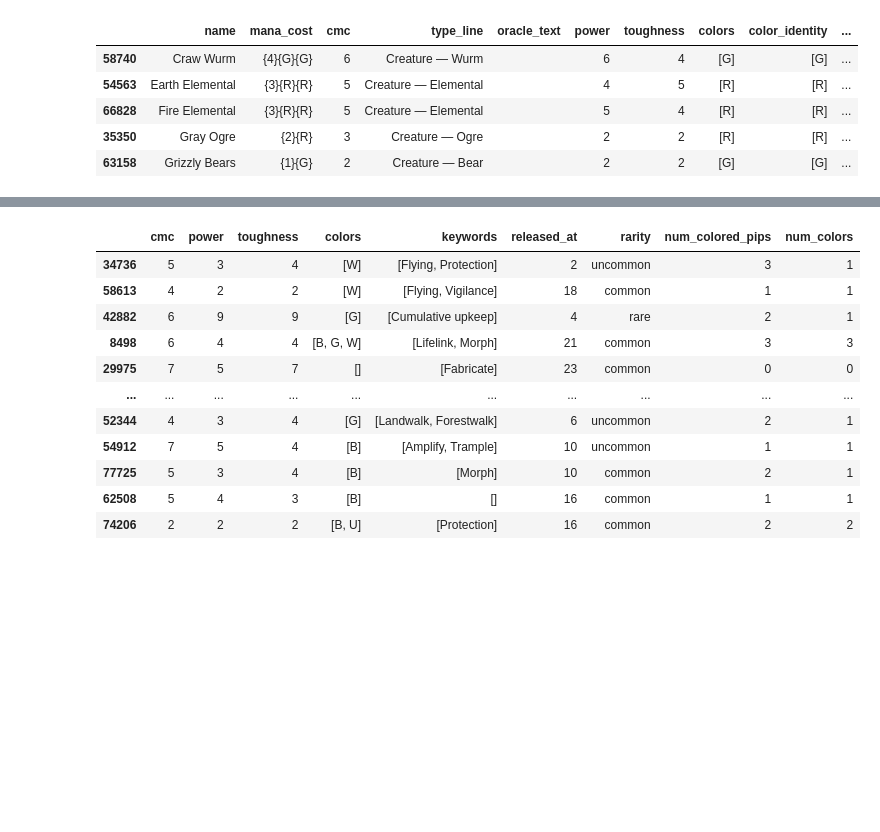
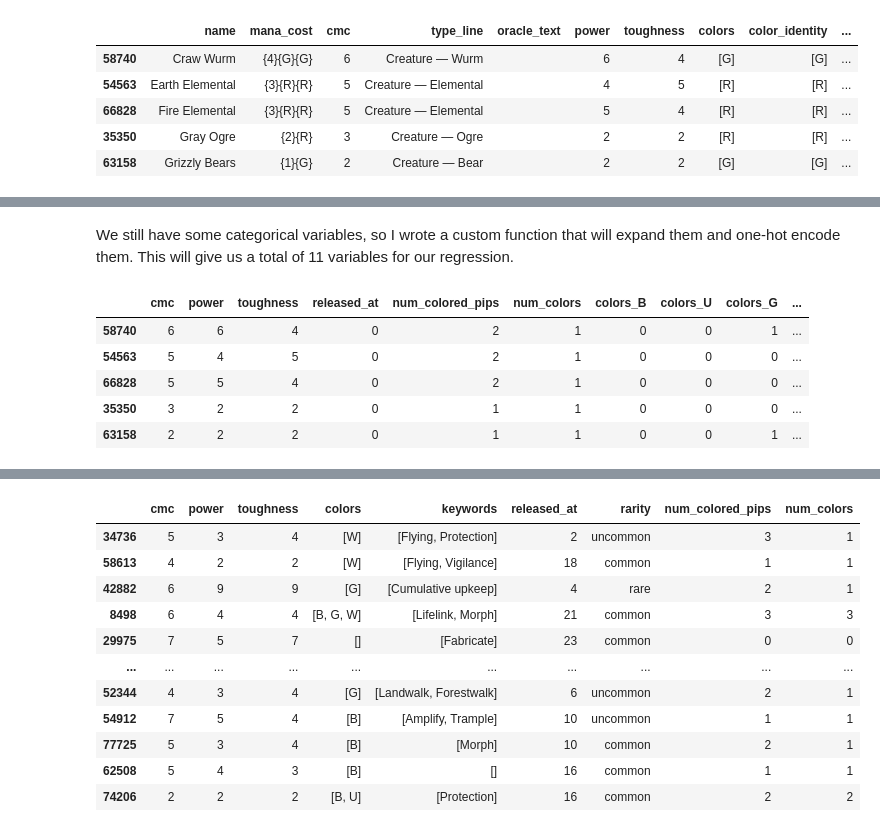
Before and after one commit to Innoviox/mtg-analyzer, a Jupyter notebook: mtganalyzer.ipynb, the cells around one changed output, grey strips where cells are left out. Saved outputs shown, nothing was run; the diff lists cells and outputs as text; code cells hidden in the pictures; blank space fills up the shorter version.

```diff
--- a/mtganalyzer.ipynb
+++ b/mtganalyzer.ipynb
@@ -194,14 +144,0 @@ data_df.head()
-# %%
-def dummy_list(data_df, one_hot_df, column):
-    x = set(data_df.explode(column)[column].values)
-    if np.nan in x:
-        x.remove(np.nan)
-
-    for i in x:
-        one_hot_df[f'{column}_{i}'] = data_df[column].apply(lambda j: j.count(i))
-
-one_hot_df = data_df.drop(columns=['colors', 'rarity'])
-dummy_list(data_df, one_hot_df, 'colors')
-dummy_list(data_df, one_hot_df, 'rarity')
-one_hot_df = one_hot_df.drop(columns=['rarity_common']) # only need rarity columns for higher rarities
-one_hot_df.head()
@@ -239,0 +194,23 @@ Intercept: 0.6438806624038014
+# %% [markdown]
+We still have some categorical variables, so I wrote a custom function that will expand them and one-hot encode them. This will give us a total of 11 variables for our regression.
+# %%
+def dummy_list(data_df, one_hot_df, column):
+    x = set(data_df.explode(column)[column].values)
+    if np.nan in x:
+        x.remove(np.nan)
+
+    for i in x:
+        one_hot_df[f'{column}_{i}'] = data_df[column].apply(lambda j: j.count(i))
+
+one_hot_df = data_df.drop(columns=['colors', 'rarity'])
+dummy_list(data_df, one_hot_df, 'colors')
+dummy_list(data_df, one_hot_df, 'rarity')
+one_hot_df = one_hot_df.drop(columns=['rarity_common', 'colors_R']) # pick a default for categorical variables
+one_hot_df.head()
+# %% [output]
+|  | cmc | power | toughness | released_at | num_colored_pips | num_colors | colors_B | colors_U | colors_G | ... |
+| 58740 | 6 | 6 | 4 | 0 | 2 | 1 | 0 | 0 | 1 | ... |
+| 54563 | 5 | 4 | 5 | 0 | 2 | 1 | 0 | 0 | 0 | ... |
+| 66828 | 5 | 5 | 4 | 0 | 2 | 1 | 0 | 0 | 0 | ... |
+| 35350 | 3 | 2 | 2 | 0 | 1 | 1 | 0 | 0 | 0 | ... |
+| 63158 | 2 | 2 | 2 | 0 | 1 | 1 | 0 | 0 | 1 | ... |
```
Also changed, not shown: parts of 27 cells of this notebook.
